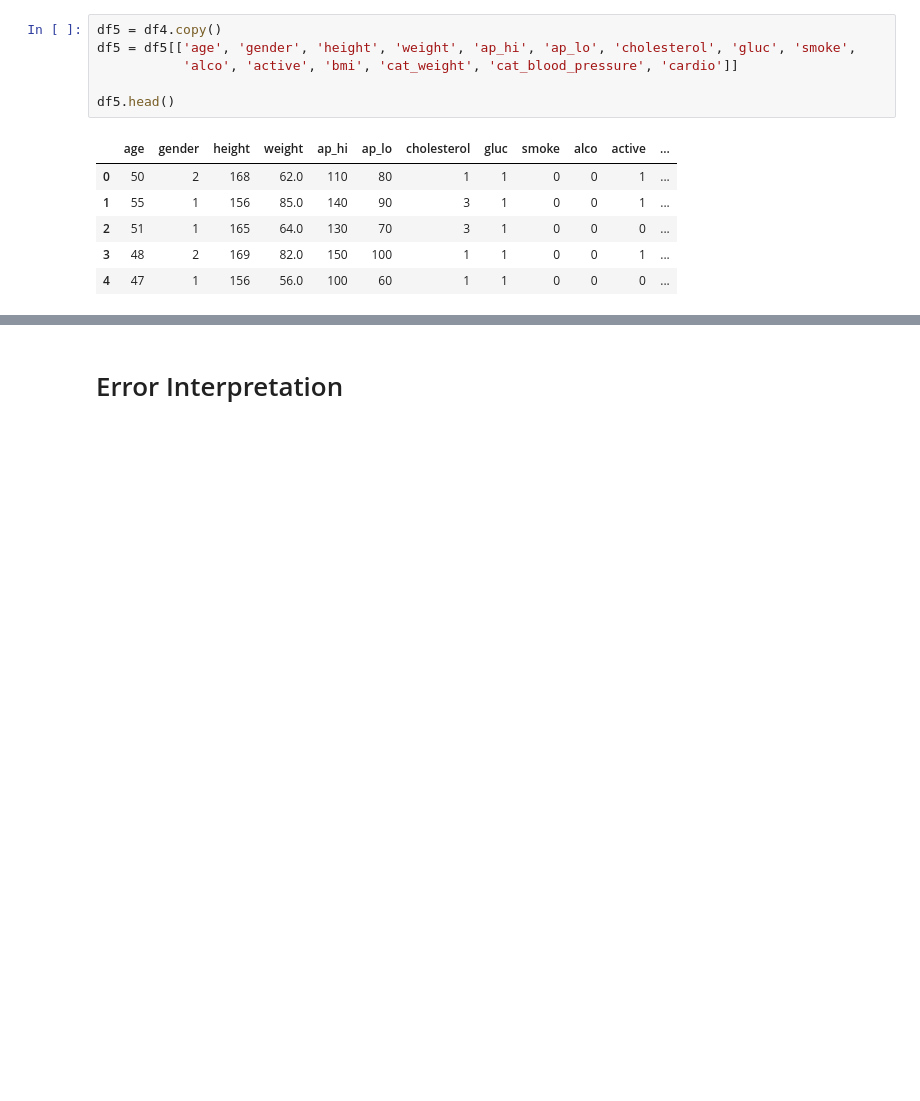
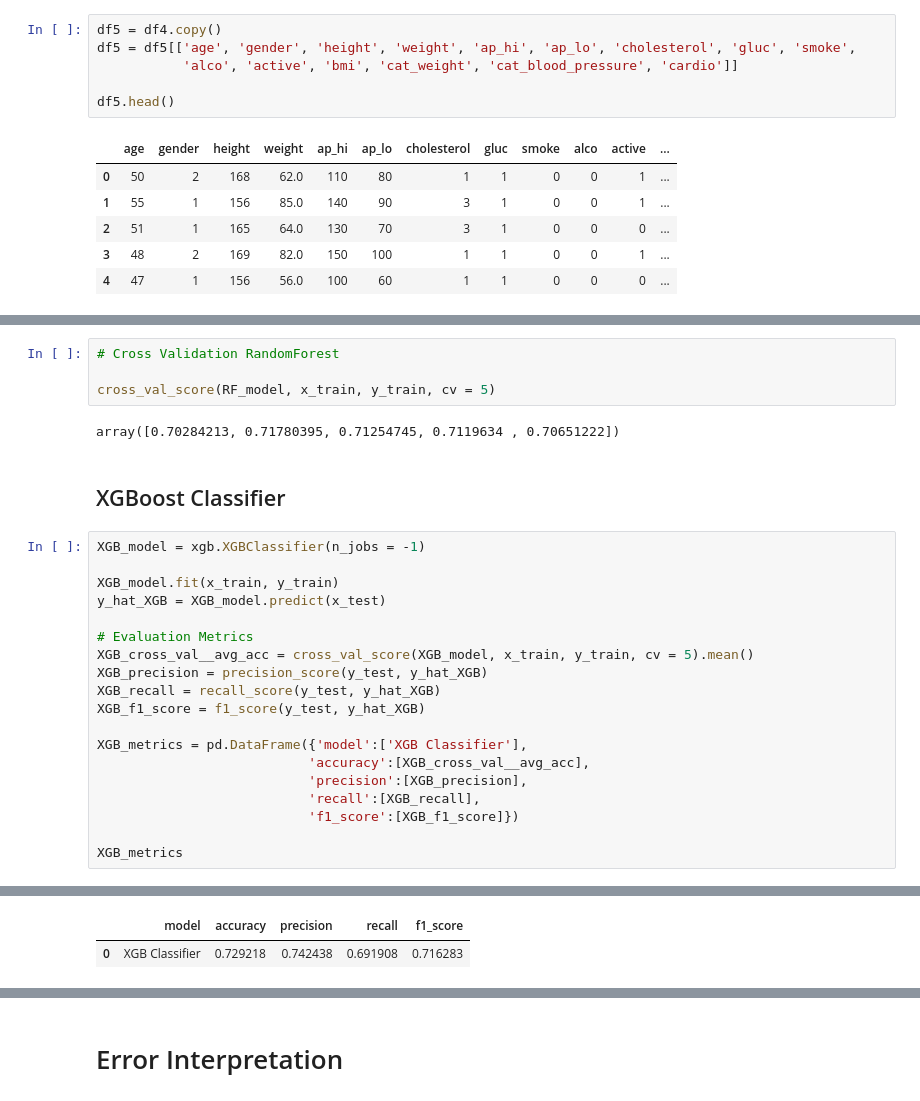
Before and after one commit to felipedmnq/Cardiac-disease-prediction, a Jupyter notebook: Notebooks/Cardiovascular_disease_prediction.ipynb, the cells around one changed output, grey strips where cells are left out. Drawn from its saved outputs; the diff is of its cells as text; blank space fills up the shorter version.

```diff
--- a/Notebooks/Cardiovascular_disease_prediction.ipynb
+++ b/Notebooks/Cardiovascular_disease_prediction.ipynb
@@ -455,0 +547,28 @@ x.head()
+# %%
+# Cross Validation RandomForest
+
+cross_val_score(RF_model, x_train, y_train, cv = 5)
+# %% [output]
+array([0.70284213, 0.71780395, 0.71254745, 0.7119634 , 0.70651222])
+# %% [markdown]
+## XGBoost Classifier
+# %%
+XGB_model = xgb.XGBClassifier(n_jobs = -1)
+
+XGB_model.fit(x_train, y_train)
+y_hat_XGB = XGB_model.predict(x_test)
+
+# Evaluation Metrics
+XGB_cross_val__avg_acc = cross_val_score(XGB_model, x_train, y_train, cv = 5).mean()
+XGB_precision = precision_score(y_test, y_hat_XGB)
+XGB_recall = recall_score(y_test, y_hat_XGB)
+XGB_f1_score = f1_score(y_test, y_hat_XGB)
+
+XGB_metrics = pd.DataFrame({'model':['XGB Classifier'],
+                           'accuracy':[XGB_cross_val__avg_acc],
+                           'precision':[XGB_precision],
+                           'recall':[XGB_recall],
+                           'f1_score':[XGB_f1_score]})
+
+XGB_metrics
+# %% [output]
@@ -455,0 +581,2 @@ x.head()
+|  | model | accuracy | precision | recall | f1_score |
+| 0 | XGB Classifier | 0.729218 | 0.742438 | 0.691908 | 0.716283 |
```
Also changed, not shown: parts of 30 cells of this notebook.
